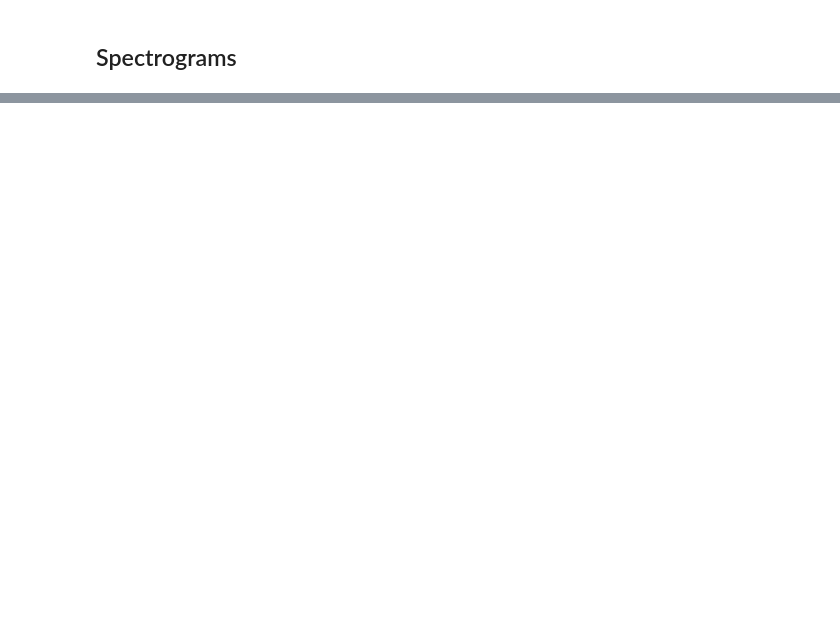
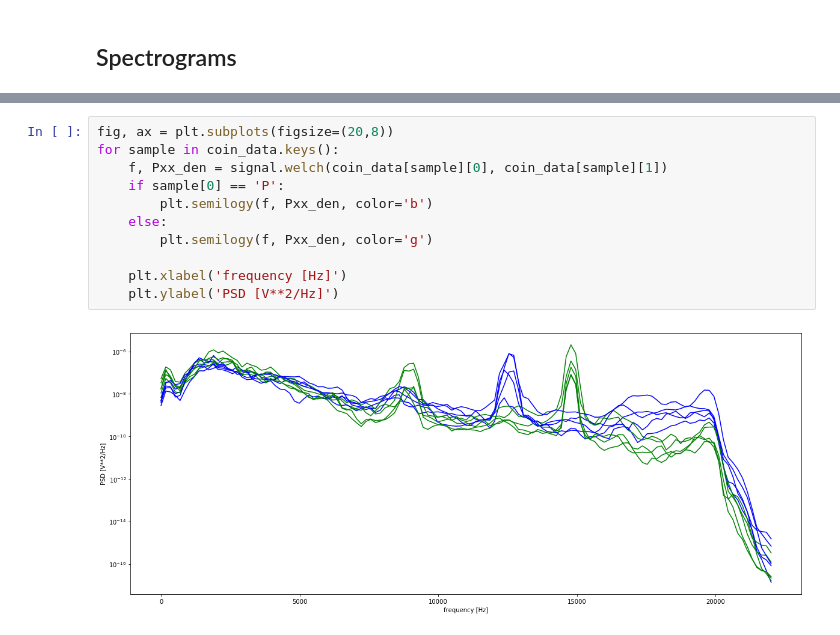
Before and after one commit to jcream31/sound_analysis, a Jupyter notebook: visualization.ipynb, the cells around one changed output, grey strips where cells are left out. Drawn from its saved outputs; the diff is of its cells as text; blank space fills up the shorter version.

```diff
--- a/visualization.ipynb
+++ b/visualization.ipynb
@@ -136,0 +117,13 @@ spectro("ambient_1s.mp3")
+# %%
+fig, ax = plt.subplots(figsize=(20,8))
+for sample in coin_data.keys():
+    f, Pxx_den = signal.welch(coin_data[sample][0], coin_data[sample][1])
+    if sample[0] == 'P':
+        plt.semilogy(f, Pxx_den, color='b')
+    else:
+        plt.semilogy(f, Pxx_den, color='g')
+
+    plt.xlabel('frequency [Hz]')
+    plt.ylabel('PSD [V**2/Hz]')
+# %% [output]
+[figure, added]
```
Also changed, not shown: parts of 38 cells of this notebook, 16 other files.
